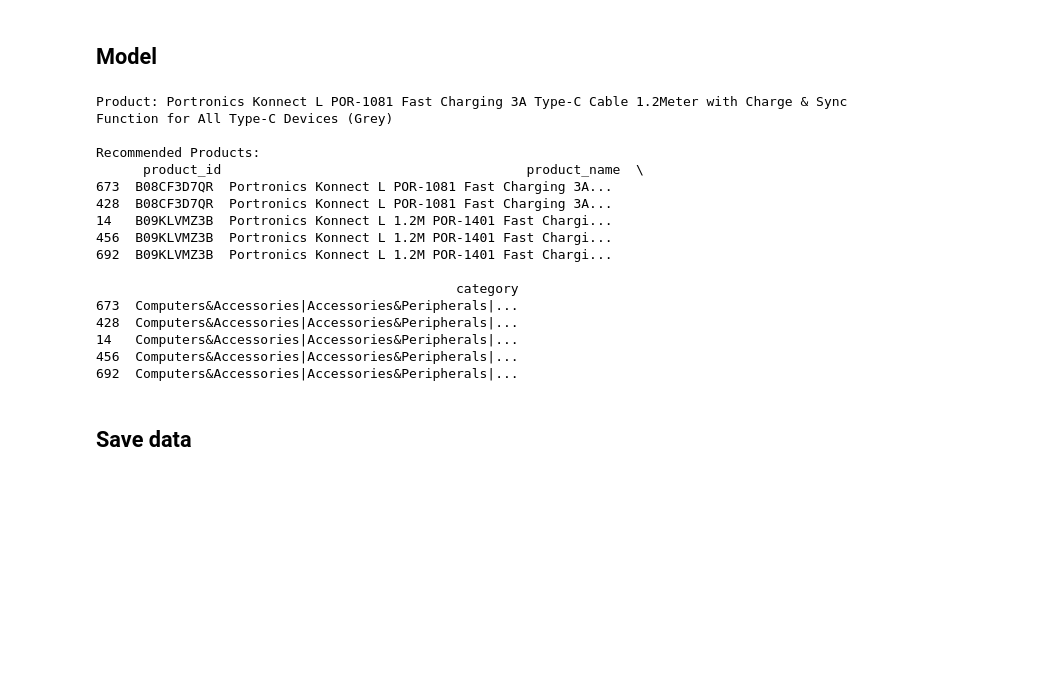
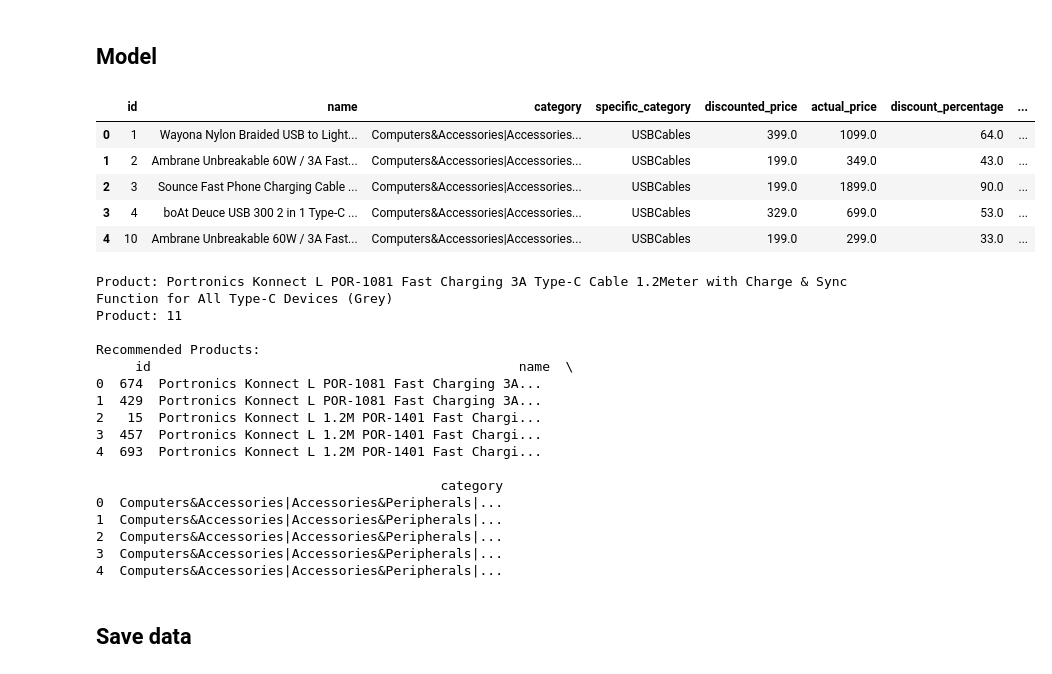
Before and after one commit to kb1201/e-shop, a Jupyter notebook: notebook/content_RS.ipynb, the cells around one changed output. Drawn from its saved outputs; the diff is of its cells as text; code cells hidden in the pictures; blank space fills up the shorter version.

Commit message:
recommendation system done

```diff
--- a/notebook/content_RS.ipynb
+++ b/notebook/content_RS.ipynb
@@ -173,3 +195,14 @@ plt.show()
 [figure]
 # %% [markdown]
 ## Model
+# %%
+df = pd.read_csv('products.csv') #these are products from catalog
+# %%
+df.head()
+# %% [output]
+|  | id | name | category | specific_category | discounted_price | actual_price | discount_percentage | ... |
+| 0 | 1 | Wayona Nylon Braided USB to Light... | Computers&Accessories|Accessories... | USBCables | 399.0 | 1099.0 | 64.0 | ... |
+| 1 | 2 | Ambrane Unbreakable 60W / 3A Fast... | Computers&Accessories|Accessories... | USBCables | 199.0 | 349.0 | 43.0 | ... |
+| 2 | 3 | Sounce Fast Phone Charging Cable ... | Computers&Accessories|Accessories... | USBCables | 199.0 | 1899.0 | 90.0 | ... |
+| 3 | 4 | boAt Deuce USB 300 2 in 1 Type-C ... | Computers&Accessories|Accessories... | USBCables | 329.0 | 699.0 | 53.0 | ... |
+| 4 | 10 | Ambrane Unbreakable 60W / 3A Fast... | Computers&Accessories|Accessories... | USBCables | 199.0 | 299.0 | 33.0 | ... |
@@ -184,32 +219,46 @@ tfidf_matrix = vectorizer.fit_transform(df["combined_text"])
 
 cosine_sim = cosine_similarity(tfidf_matrix, tfidf_matrix)
 # %%
-def recommend_products(product_index, top_n=5):
-    sim_scores = list(enumerate(cosine_sim[product_index]))
-    sim_scores = sorted(sim_scores, key=lambda x: x[1], reverse=True)[1:top_n+1]
-    product_indices = [i[0] for i in sim_scores]
-    return df.iloc[product_indices][["product_id", "product_name", "category"]]
+def recommend_by_product_id(product_id, top_n=5):
+    if product_id not in product_id_to_index:
+        raise ValueError(f"Product ID {product_id} not found in data")
+
+    product_idx = product_id_to_index[product_id]
+    sim_scores = list(enumerate(cosine_sim[product_idx]))
+
+    # Sort by similarity score, ignore the product itself at index 0
+    sim_scores = sorted(sim_scores, key=lambda x: x[1], reverse=True)
+
+    # Exclude the product itself (first element), get top_n recommendations
+    sim_scores = sim_scores[1:top_n+1]
+
+    recommended_indices = [idx for idx, score in sim_scores]
+    recommended_products = df.iloc[recommended_indices][["id", "name", "category"]]
+
+    return recommended_products.reset_index(drop=True)
 
 sample_index = 10
-print("Product:", df.iloc[sample_index]["product_name"])
-print("\nRecommended Products:\n", recommend_products(sample_index))
+print("Product:", df.iloc[sample_index]["name"])
+print("Product:", df.iloc[sample_index]["id"])
+print("\nRecommended Products:\n", recommend_by_product_id(df.iloc[sample_index]["id"]))
 # %% [output]
 Product: Portronics Konnect L POR-1081 Fast Charging 3A Type-C Cable 1.2Meter with Charge & Sync Function for All Type-C Devices (Grey)
+Product: 11
 
 Recommended Products:
-      product_id                                       product_name  \
-673  B08CF3D7QR  Portronics Konnect L POR-1081 Fast Charging 3A...
-428  B08CF3D7QR  Portronics Konnect L POR-1081 Fast Charging 3A...
-14   B09KLVMZ3B  Portronics Konnect L 1.2M POR-1401 Fast Chargi...
-456  B09KLVMZ3B  Portronics Konnect L 1.2M POR-1401 Fast Chargi...
-692  B09KLVMZ3B  Portronics Konnect L 1.2M POR-1401 Fast Chargi...
+     id                                               name  \
+0  674  Portronics Konnect L POR-1081 Fast Charging 3A...
+1  429  Portronics Konnect L POR-1081 Fast Charging 3A...
+2   15  Portronics Konnect L 1.2M POR-1401 Fast Chargi...
+3  457  Portronics Konnect L 1.2M POR-1401 Fast Chargi...
+4  693  Portronics Konnect L 1.2M POR-1401 Fast Chargi...
 
-                                              category
-673  Computers&Accessories|Accessories&Peripherals|...
-428  Computers&Accessories|Accessories&Peripherals|...
-14   Computers&Accessories|Accessories&Peripherals|...
-456  Computers&Accessories|Accessories&Peripherals|...
-692  Computers&Accessories|Accessories&Peripherals|...
+                                            category
+0  Computers&Accessories|Accessories&Peripherals|...
+1  Computers&Accessories|Accessories&Peripherals|...
+2  Computers&Accessories|Accessories&Peripherals|...
+3  Computers&Accessories|Accessories&Peripherals|...
+4  Computers&Accessories|Accessories&Peripherals|...
 # %% [markdown]
 ## Save data
 # %%
```
Also changed, not shown: parts of 11 cells of this notebook, 24 other files.
